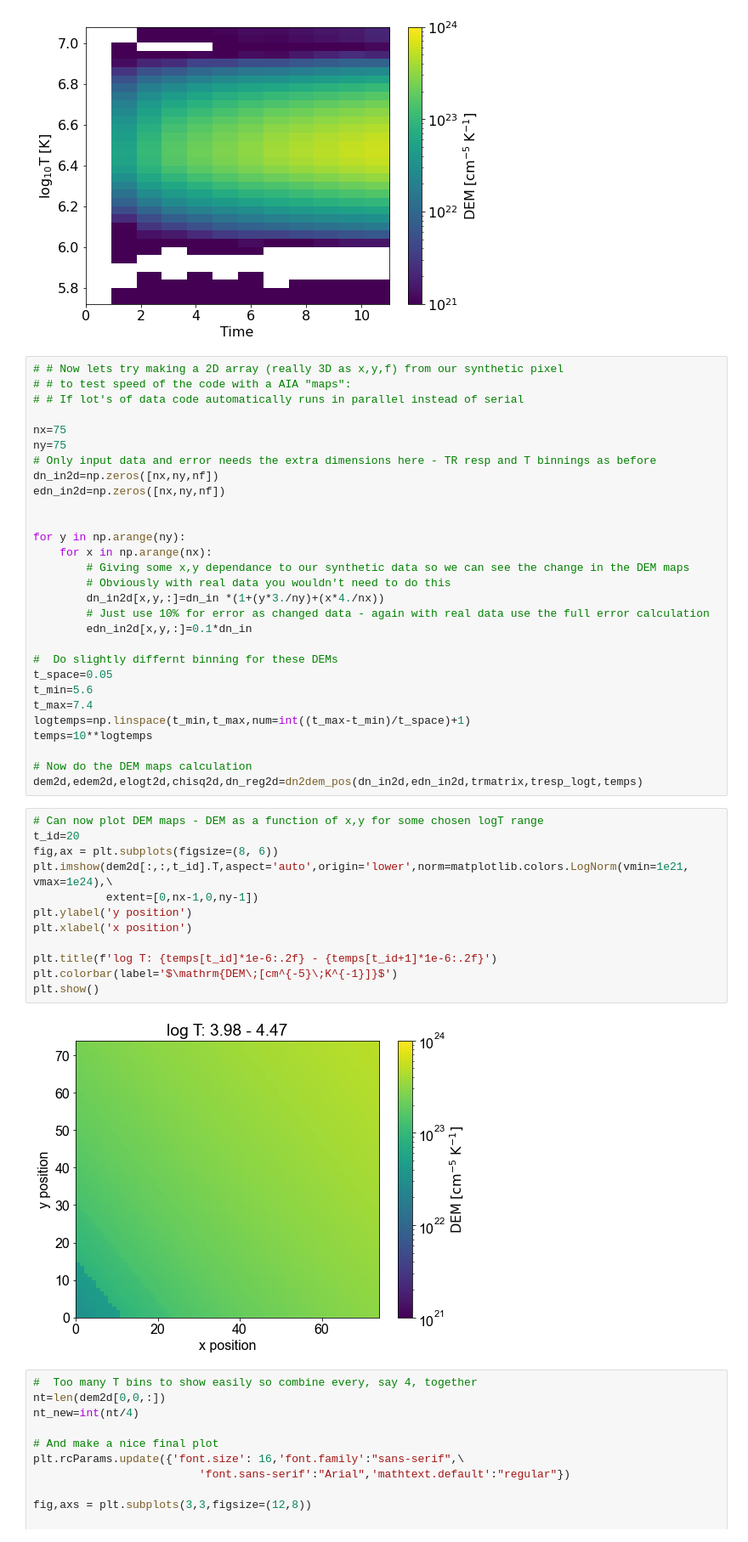
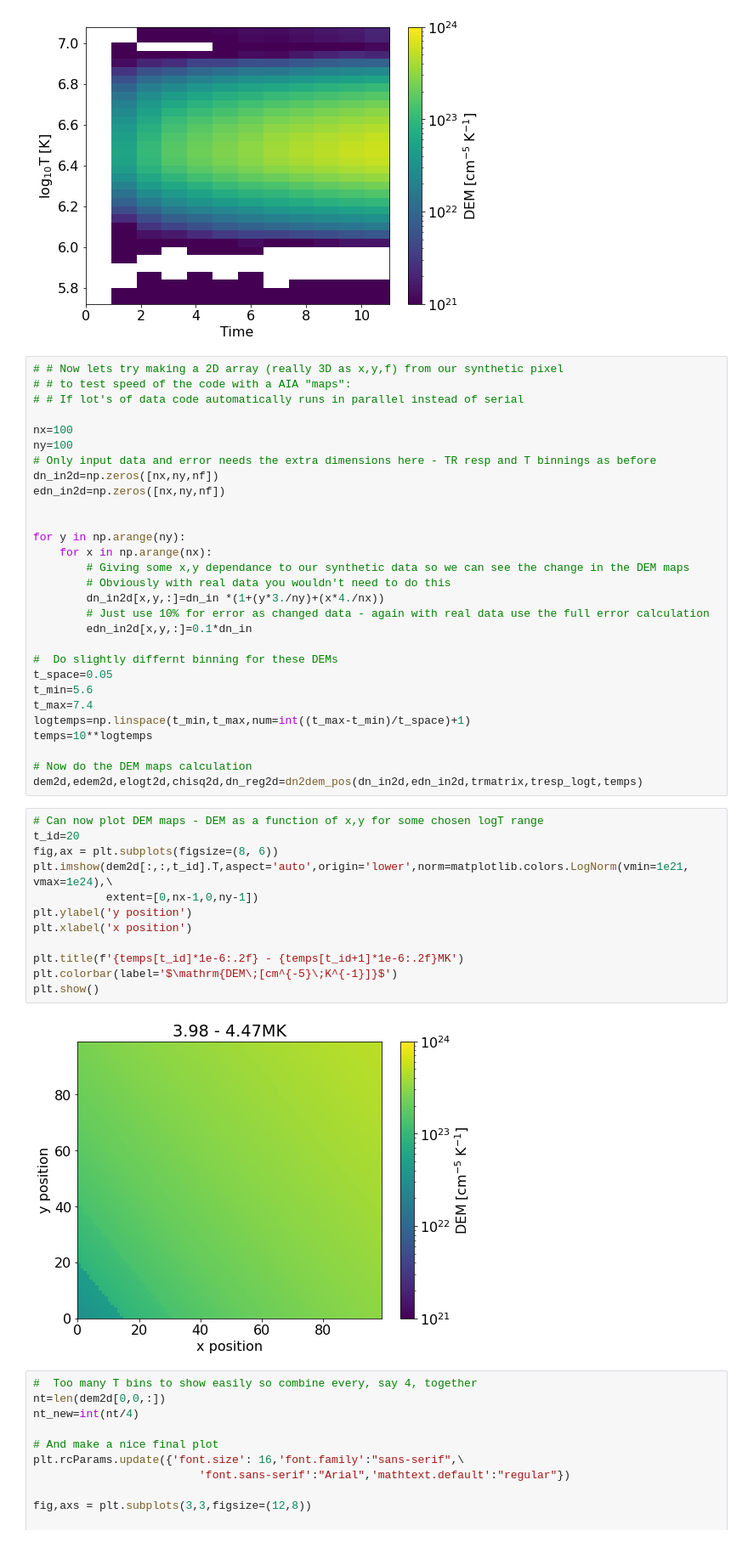
Before and after one commit to ianan/demreg, a Jupyter notebook: python/example_demregpy_aiasyn.ipynb, the cells around one changed output. Shown at 85% size. Saved outputs shown, nothing was run; the diff lists cells and outputs as text.

Commit message:
new plot example

```diff
--- a/python/example_demregpy_aiasyn.ipynb
+++ b/python/example_demregpy_aiasyn.ipynb
@@ -406,8 +406,8 @@ plt.show()
 # # to test speed of the code with a AIA "maps":
 # # If lot's of data code automatically runs in parallel instead of serial
 
-nx=75
-ny=75
+nx=100
+ny=100
 # Only input data and error needs the extra dimensions here - TR resp and T binnings as before
 dn_in2d=np.zeros([nx,ny,nf])
 edn_in2d=np.zeros([nx,ny,nf])
@@ -433,17 +433,17 @@ dem2d,edem2d,elogt2d,chisq2d,dn_reg2d=dn2dem_pos(dn_in2d,edn_in2d,trmatrix,tresp
 # %%
 # Can now plot DEM maps - DEM as a function of x,y for some chosen logT range
 t_id=20
 fig,ax = plt.subplots(figsize=(8, 6))
 plt.imshow(dem2d[:,:,t_id].T,aspect='auto',origin='lower',norm=matplotlib.colors.LogNorm(vmin=1e21, vmax=1e24),\
            extent=[0,nx-1,0,ny-1])
 plt.ylabel('y position')
 plt.xlabel('x position')
 
-plt.title(f'log T: {temps[t_id]*1e-6:.2f} - {temps[t_id+1]*1e-6:.2f}')
+plt.title(f'{temps[t_id]*1e-6:.2f} - {temps[t_id+1]*1e-6:.2f}MK')
 plt.colorbar(label='$\mathrm{DEM\;[cm^{-5}\;K^{-1}]}$')
 plt.show()
 # %% [output]
-[figure, old version]
+[figure, new version]
 # %%
 #  Too many T bins to show easily so combine every, say 4, together
 nt=len(dem2d[0,0,:])
```
